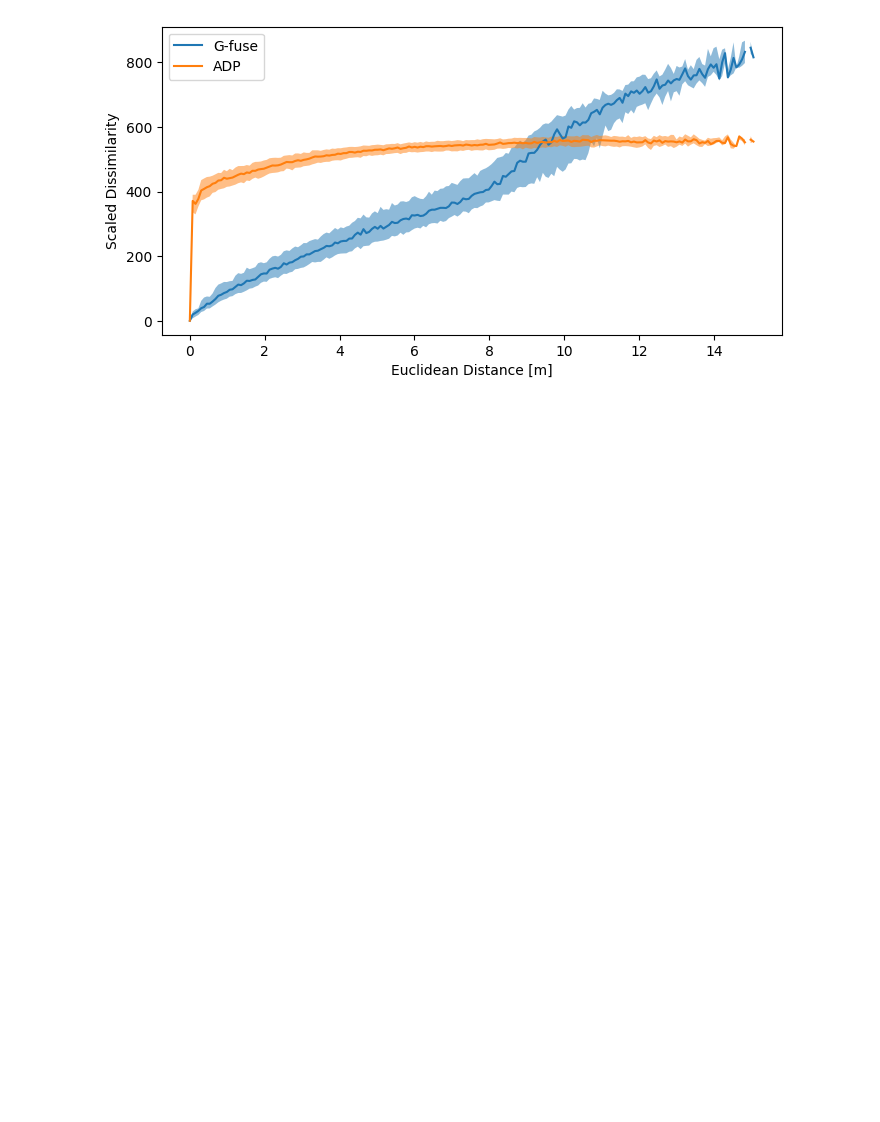
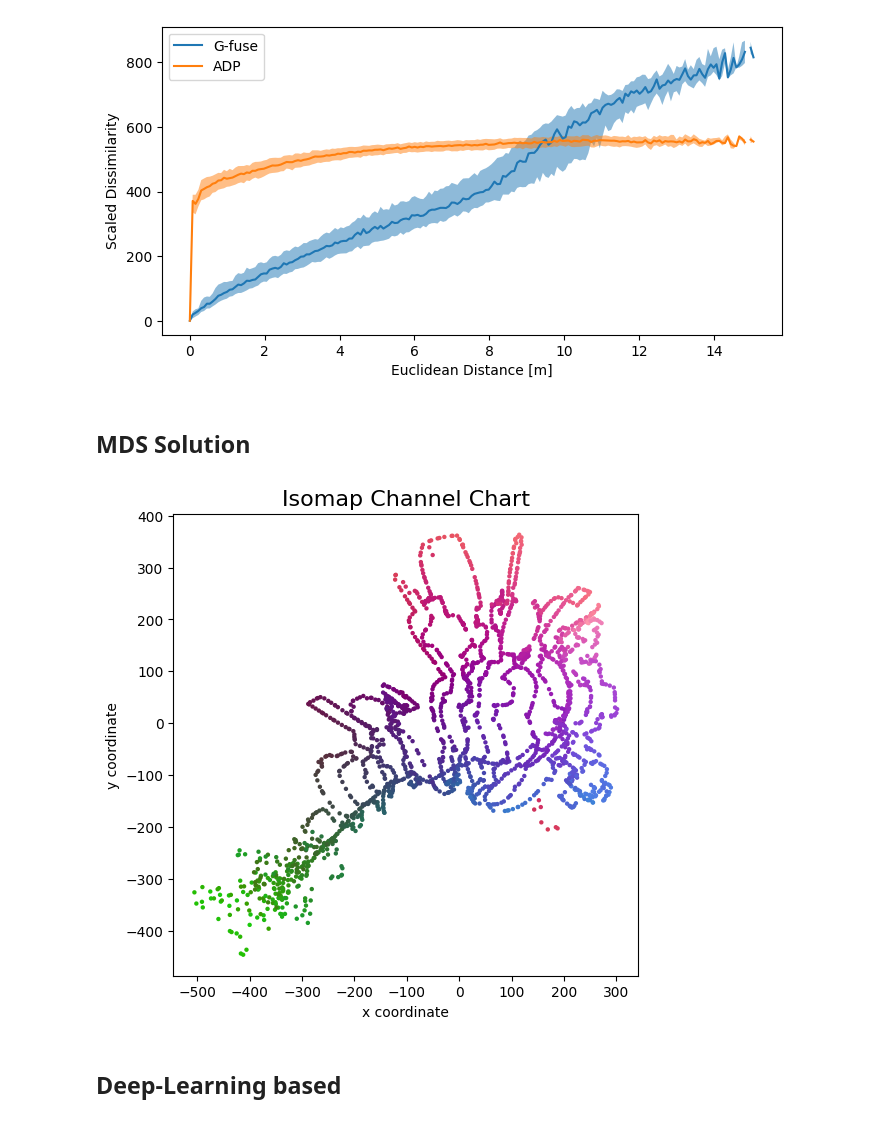
Before and after one commit to yagoliz/mapcharting, a Jupyter notebook: dissimilarity.ipynb, the cells around one changed output. Cells and saved outputs as stored; diff of their text form; code cells hidden in the pictures; blank space fills up the shorter version.

Commit message:
finish channel charting first impl

```diff
--- a/dissimilarity.ipynb
+++ b/dissimilarity.ipynb
@@ -124,6 +125,41 @@ plt.ylabel("Scaled Dissimilarity")
 plt.show()
 # %% [output]
 [figure]
+# %%
+def plot_colorized(positions, groundtruth_positions, title = None, show = True, alpha = 1.0):
+    # Generate RGB colors for datapoints
+    center_point = np.zeros(2, dtype = np.float32)
+    center_point[0] = 0.5 * (np.min(groundtruth_positions[:, 0], axis = 0) + np.max(groundtruth_positions[:, 0], axis = 0))
+    center_point[1] = 0.5 * (np.min(groundtruth_positions[:, 1], axis = 0) + np.max(groundtruth_positions[:, 1], axis = 0))
+    def NormalizeData(in_data):
+        return (in_data - np.min(in_data)) / (np.max(in_data) - np.min(in_data))
+    rgb_values = np.zeros((groundtruth_positions.shape[0], 3))
+    rgb_values[:, 0] = 1 - 0.9 * NormalizeData(groundtruth_positions[:, 0])
+    rgb_values[:, 1] = 0.8 * NormalizeData(np.square(np.linalg.norm(groundtruth_positions[:,0:2] - center_point, axis=1)))
+    rgb_values[:, 2] = 0.9 * NormalizeData(groundtruth_positions[:, 1])
+
+    # Plot datapoints
+    plt.figure(figsize=(6, 6))
+    if title is not None:
+        plt.title(title, fontsize=16)
+    plt.scatter(positions[:, 0], positions[:, 1], c = rgb_values, alpha = alpha, s = 10, linewidths = 0)
+    plt.xlabel("x coordinate")
+    plt.ylabel("y coordinate")
+    if show:
+        plt.show()
+# %% [markdown]
+## MDS Solution
+# %%
+nth_reduction = 2
+
+reduced_dissimilarity_matrix_geodesic = dissimilarity_matrix_geodesic[::nth_reduction, ::nth_reduction]
+embedding_isomap = MDS(metric = True, dissimilarity = 'precomputed', max_iter = 80, normalized_stress = False)
+proj_isomap = embedding_isomap.fit_transform(reduced_dissimilarity_matrix_geodesic)
+plot_colorized(proj_isomap, positions[::nth_reduction], title = "Isomap Channel Chart")
+# %% [output]
+[figure, added]
+# %% [markdown]
+## Deep-Learning based
 # %%
 batch_size = 128
 csi_dataset = CSIPairsDataset(csi, dissimilarity_matrix_geodesic)
```
Also changed, not shown: parts of 4 cells of this notebook, 2 other files.
